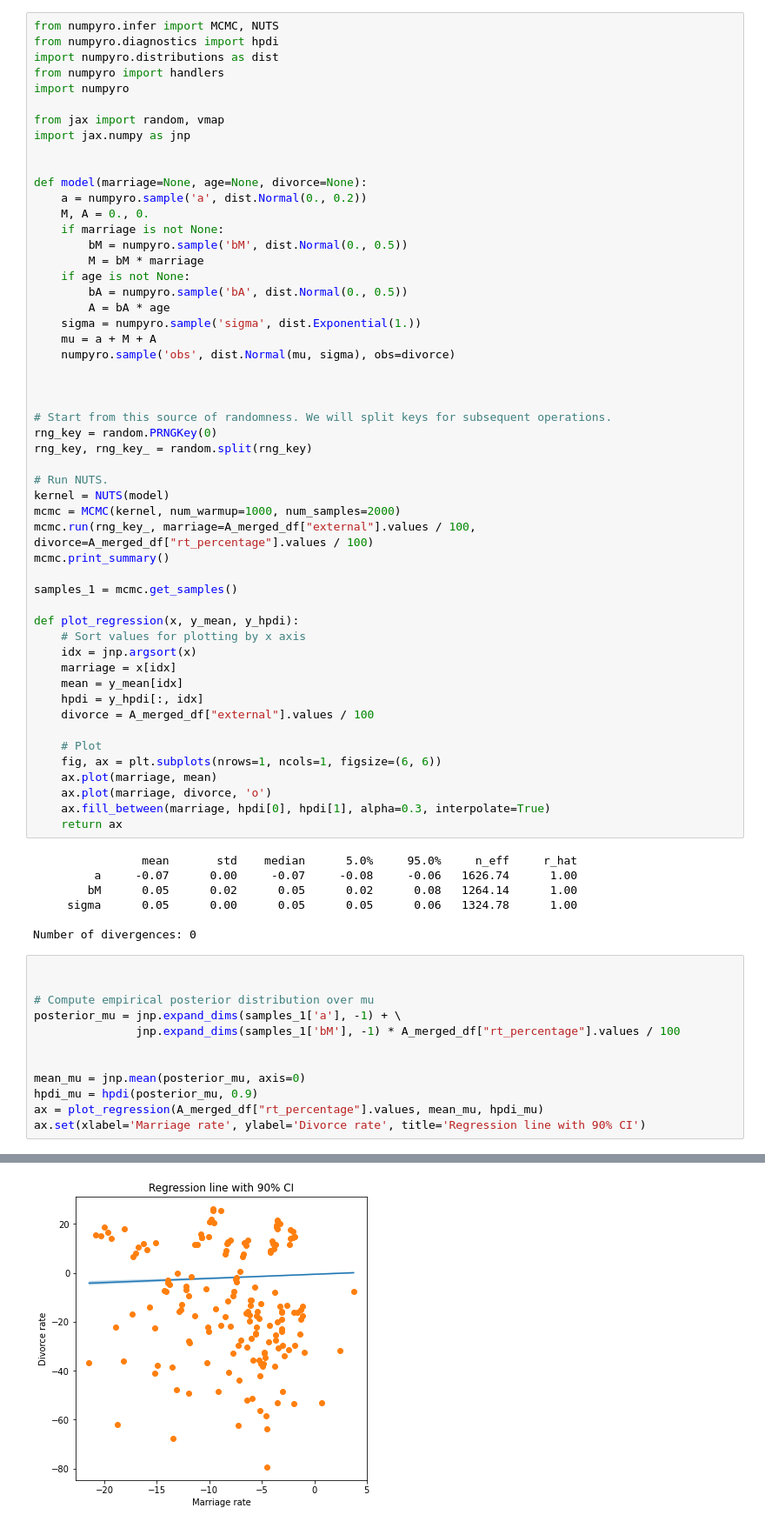
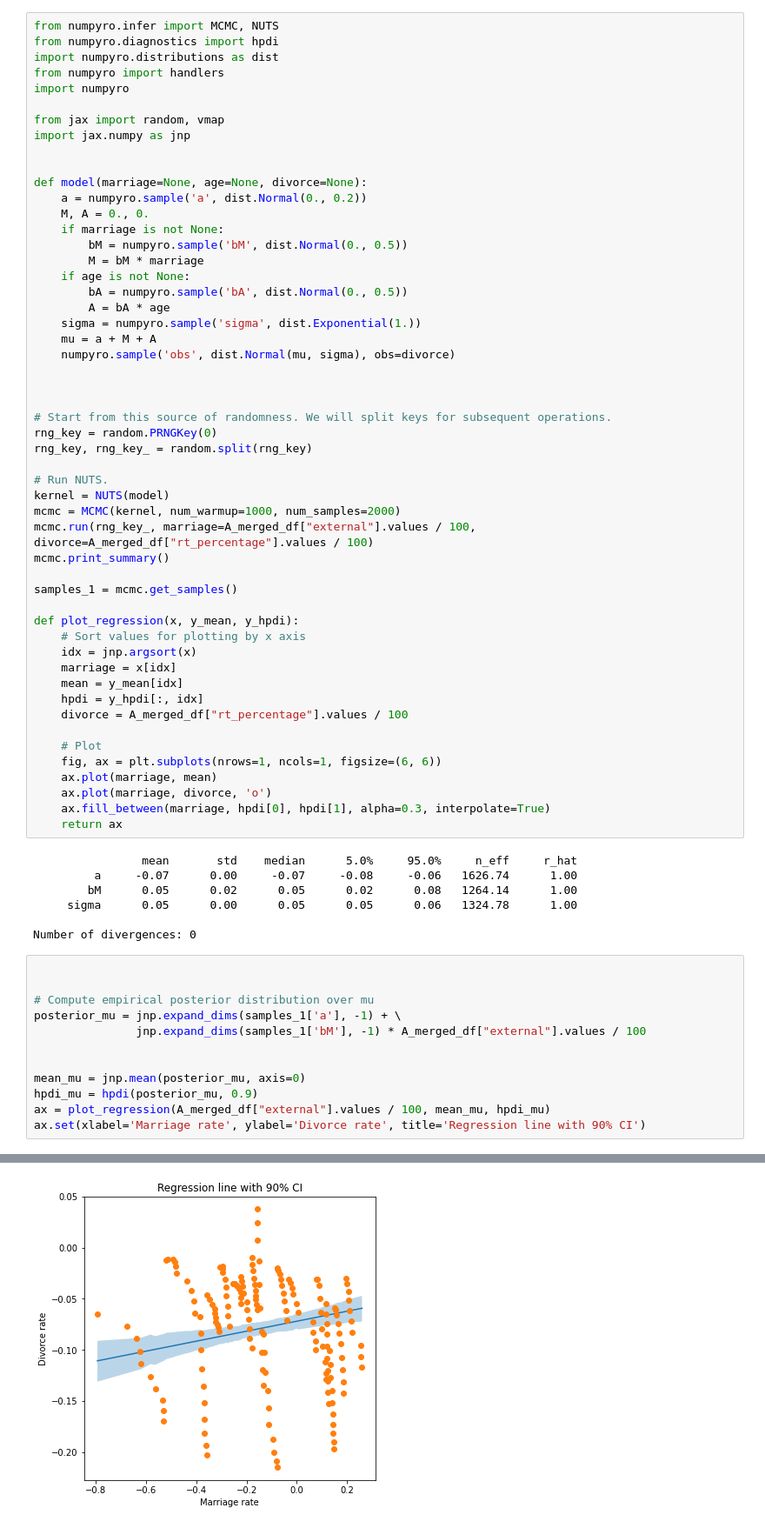
Before and after one commit to ChaosDonkey06/bogota_covid19_lockdowns, a Jupyter notebook: rt_percentual_change.ipynb, the cells around one changed output, grey strips where cells are left out. Shown at 87% size. Drawn from its saved outputs; the diff is of its cells as text.

Commit message:
updating bayesian regression

```diff
--- a/rt_percentual_change.ipynb
+++ b/rt_percentual_change.ipynb
@@ -534,7 +534,7 @@ def plot_regression(x, y_mean, y_hpdi):
     marriage = x[idx]
     mean = y_mean[idx]
     hpdi = y_hpdi[:, idx]
-    divorce = A_merged_df["external"].values / 100
+    divorce = A_merged_df["rt_percentage"].values / 100
 
     # Plot
     fig, ax = plt.subplots(nrows=1, ncols=1, figsize=(6, 6))
@@ -552,17 +552,17 @@ Number of divergences: 0
 # %%
 
 
 # Compute empirical posterior distribution over mu
 posterior_mu = jnp.expand_dims(samples_1['a'], -1) + \
-               jnp.expand_dims(samples_1['bM'], -1) * A_merged_df["rt_percentage"].values / 100
+               jnp.expand_dims(samples_1['bM'], -1) * A_merged_df["external"].values / 100
 
 
 mean_mu = jnp.mean(posterior_mu, axis=0)
 hpdi_mu = hpdi(posterior_mu, 0.9)
-ax = plot_regression(A_merged_df["rt_percentage"].values, mean_mu, hpdi_mu)
+ax = plot_regression(A_merged_df["external"].values / 100, mean_mu, hpdi_mu)
 ax.set(xlabel='Marriage rate', ylabel='Divorce rate', title='Regression line with 90% CI')
 # %% [output]
 [Text(0.5, 0, 'Marriage rate'),
  Text(0, 0.5, 'Divorce rate'),
  Text(0.5, 1.0, 'Regression line with 90% CI')]
-[figure, old version]
+[figure, new version]
```
